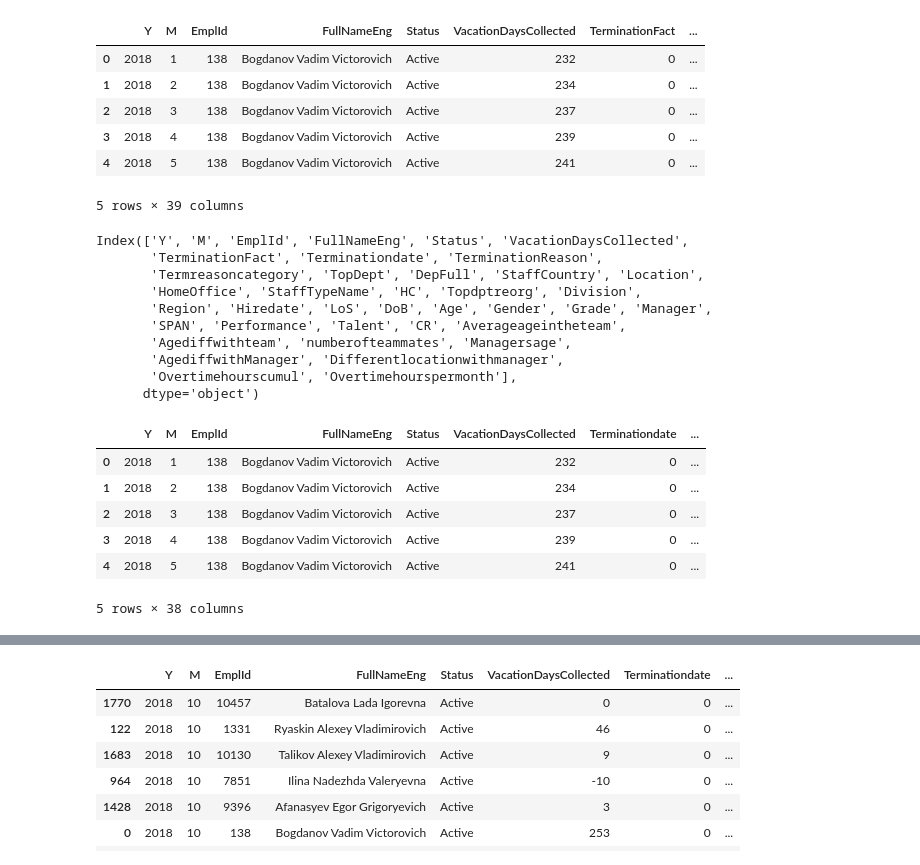
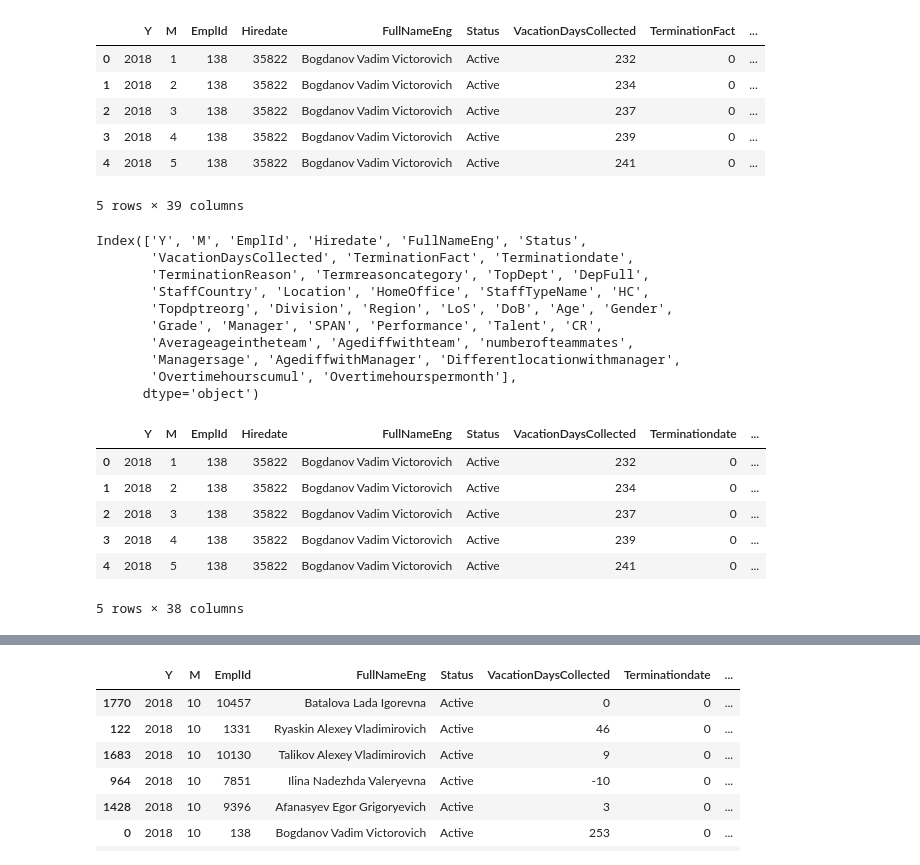
Before and after one commit to Nejel/DataSome, a Jupyter notebook: FiveSome.ipynb, the cells around one changed output, grey strips where cells are left out. Cells and saved outputs as stored; diff of their text form; code cells hidden in the pictures.

```diff
--- a/FiveSome.ipynb
+++ b/FiveSome.ipynb
@@ -7,29 +7,29 @@ import matplotlib.pyplot as plt
 import matplotlib
 %matplotlib inline
 # %%
-data = pd.read_csv('StaffHistForModel2.2-PD-Russia.csv', sep=';', encoding='latin-1', low_memory=False)
-data2 = pd.read_csv('StaffHistForModel2.3-PD-Russia-M10.csv', sep=';', encoding='latin-1', low_memory=False)
-#data = pd.read_csv('StaffHistForModel2.1-PD-RussiaEASE.csv', sep=';', encoding='utf-8', low_memory=False)
+#data = pd.read_csv('StaffHistForModel2.2-PD-Russia.csv', sep=';', encoding='latin-1', low_memory=False)
+#data2 = pd.read_csv('StaffHistForModel2.3-PD-Russia-M10.csv', sep=';', encoding='latin-1', low_memory=False)
+data = pd.read_csv('StaffHistForModel2.1-PD-RussiaEASE.csv', sep=';', encoding='utf-8', low_memory=False)
 data.head()
 # %% [output]
-|  | Y | M | EmplId | FullNameEng | Status | VacationDaysCollected | TerminationFact | ... |
-| 0 | 2018 | 1 | 138 | Bogdanov Vadim Victorovich | Active | 232 | 0 | ... |
-| 1 | 2018 | 2 | 138 | Bogdanov Vadim Victorovich | Active | 234 | 0 | ... |
-| 2 | 2018 | 3 | 138 | Bogdanov Vadim Victorovich | Active | 237 | 0 | ... |
-| 3 | 2018 | 4 | 138 | Bogdanov Vadim Victorovich | Active | 239 | 0 | ... |
-| 4 | 2018 | 5 | 138 | Bogdanov Vadim Victorovich | Active | 241 | 0 | ... |
+|  | Y | M | EmplId | Hiredate | FullNameEng | Status | VacationDaysCollected | TerminationFact | ... |
+| 0 | 2018 | 1 | 138 | 35822 | Bogdanov Vadim Victorovich | Active | 232 | 0 | ... |
+| 1 | 2018 | 2 | 138 | 35822 | Bogdanov Vadim Victorovich | Active | 234 | 0 | ... |
+| 2 | 2018 | 3 | 138 | 35822 | Bogdanov Vadim Victorovich | Active | 237 | 0 | ... |
+| 3 | 2018 | 4 | 138 | 35822 | Bogdanov Vadim Victorovich | Active | 239 | 0 | ... |
+| 4 | 2018 | 5 | 138 | 35822 | Bogdanov Vadim Victorovich | Active | 241 | 0 | ... |
 5 rows × 39 columns
 # %%
 data.columns
 # %% [output]
-Index(['Y', 'M', 'EmplId', 'FullNameEng', 'Status', 'VacationDaysCollected',
-       'TerminationFact', 'Terminationdate', 'TerminationReason',
-       'Termreasoncategory', 'TopDept', 'DepFull', 'StaffCountry', 'Location',
-       'HomeOffice', 'StaffTypeName', 'HC', 'Topdptreorg', 'Division',
-       'Region', 'Hiredate', 'LoS', 'DoB', 'Age', 'Gender', 'Grade', 'Manager',
-       'SPAN', 'Performance', 'Talent', 'CR', 'Averageageintheteam',
-       'Agediffwithteam', 'numberofteammates', 'Managersage',
-       'AgediffwithManager', 'Differentlocationwithmanager',
+Index(['Y', 'M', 'EmplId', 'Hiredate', 'FullNameEng', 'Status',
+       'VacationDaysCollected', 'TerminationFact', 'Terminationdate',
+       'TerminationReason', 'Termreasoncategory', 'TopDept', 'DepFull',
+       'StaffCountry', 'Location', 'HomeOffice', 'StaffTypeName', 'HC',
+       'Topdptreorg', 'Division', 'Region', 'LoS', 'DoB', 'Age', 'Gender',
+       'Grade', 'Manager', 'SPAN', 'Performance', 'Talent', 'CR',
+       'Averageageintheteam', 'Agediffwithteam', 'numberofteammates',
+       'Managersage', 'AgediffwithManager', 'Differentlocationwithmanager',
        'Overtimehourscumul', 'Overtimehourspermonth'],
       dtype='object')
 # %%
@@ -84,20 +85,20 @@ feat_cols = [feat_Y,feat_M,feat_EmplId,feat_FullNameEng,feat_Status,feat_Vacatio
 x_data = data.drop('TerminationFact',axis=1)
 
 #второй блок для предикта
-x_data2 = data2.drop('TerminationFact',axis=1)
+#x_data2 = data2.drop('TerminationFact',axis=1)
 
 #второй блок для предикта
 labels = data['TerminationFact']
-labels2 = data2['TerminationFact']
+#labels2 = data2['TerminationFact']
 
 x_data.head()
 # %% [output]
-|  | Y | M | EmplId | FullNameEng | Status | VacationDaysCollected | Terminationdate | ... |
-| 0 | 2018 | 1 | 138 | Bogdanov Vadim Victorovich | Active | 232 | 0 | ... |
-| 1 | 2018 | 2 | 138 | Bogdanov Vadim Victorovich | Active | 234 | 0 | ... |
-| 2 | 2018 | 3 | 138 | Bogdanov Vadim Victorovich | Active | 237 | 0 | ... |
-| 3 | 2018 | 4 | 138 | Bogdanov Vadim Victorovich | Active | 239 | 0 | ... |
-| 4 | 2018 | 5 | 138 | Bogdanov Vadim Victorovich | Active | 241 | 0 | ... |
+|  | Y | M | EmplId | Hiredate | FullNameEng | Status | VacationDaysCollected | Terminationdate | ... |
+| 0 | 2018 | 1 | 138 | 35822 | Bogdanov Vadim Victorovich | Active | 232 | 0 | ... |
+| 1 | 2018 | 2 | 138 | 35822 | Bogdanov Vadim Victorovich | Active | 234 | 0 | ... |
+| 2 | 2018 | 3 | 138 | 35822 | Bogdanov Vadim Victorovich | Active | 237 | 0 | ... |
+| 3 | 2018 | 4 | 138 | 35822 | Bogdanov Vadim Victorovich | Active | 239 | 0 | ... |
+| 4 | 2018 | 5 | 138 | 35822 | Bogdanov Vadim Victorovich | Active | 241 | 0 | ... |
 5 rows × 38 columns
 # %%
 X_train, X_test, y_train, y_test = train_test_split(x_data,labels, test_size=0.33, random_state=101)
```
Also changed, not shown: parts of 8 cells of this notebook, 5 other files.
